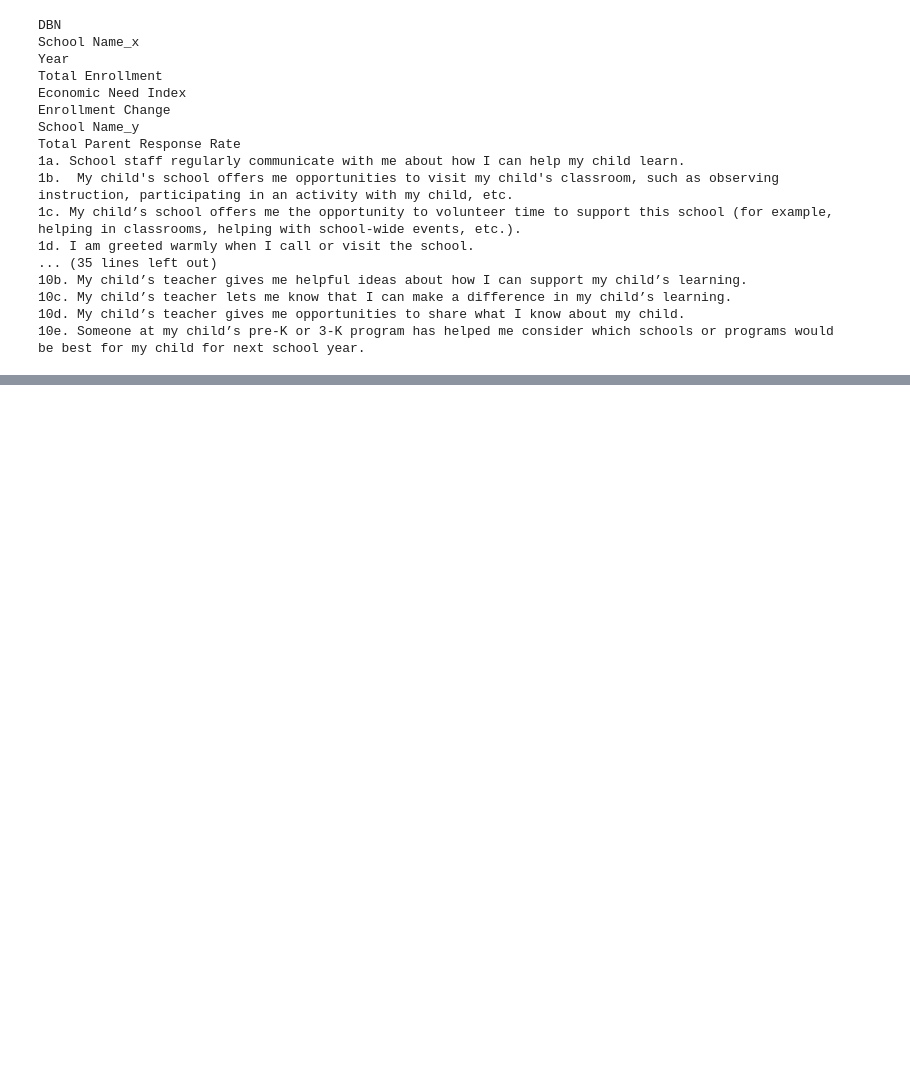
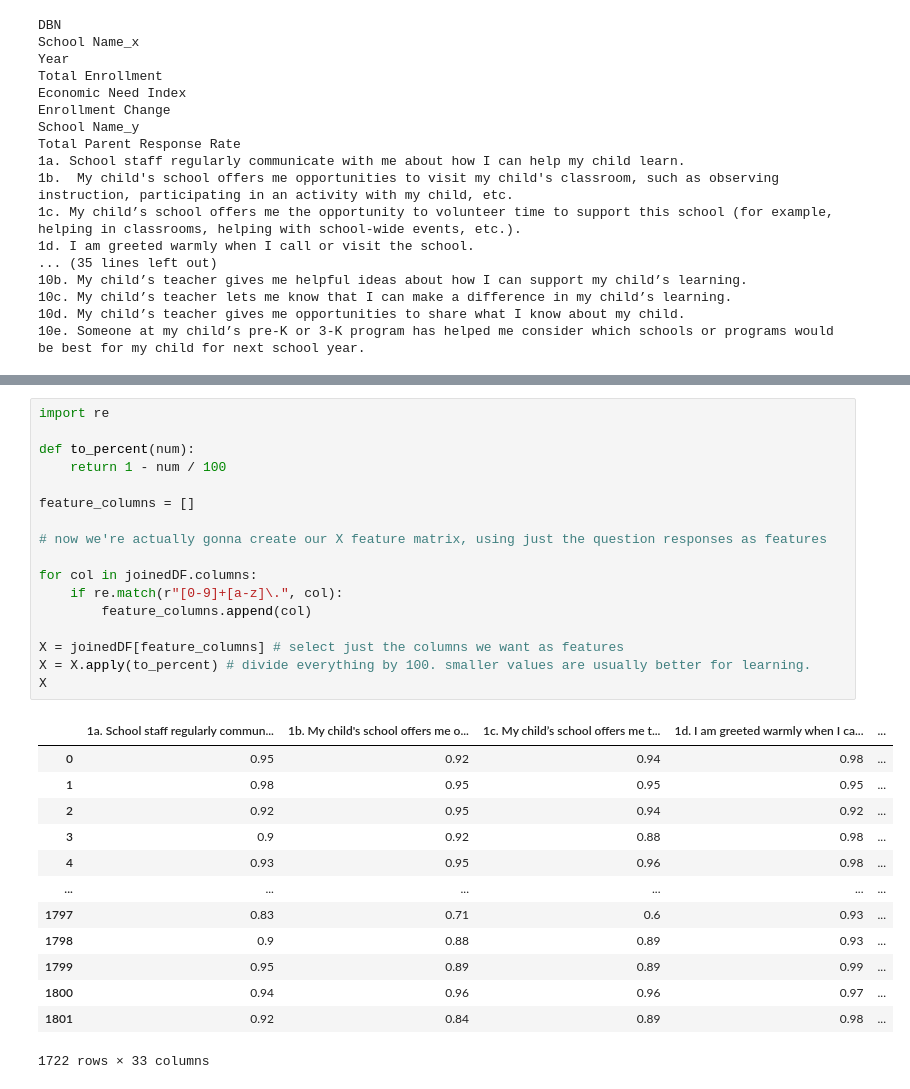
Before and after one commit to innakap/InsightDataScience, a Jupyter notebook: SurveyEnrollmentModel.ipynb, the cells around one changed output, grey strips where cells are left out. Cells and saved outputs as stored; diff of their text form; blank space fills up the shorter version.

```diff
--- a/SurveyEnrollmentModel.ipynb
+++ b/SurveyEnrollmentModel.ipynb
@@ -75,0 +141,31 @@ Total Parent Response Rate
+# %%
+import re
+
+def to_percent(num):
+    return 1 - num / 100
+
+feature_columns = []
+
+# now we're actually gonna create our X feature matrix, using just the question responses as features
+
+for col in joinedDF.columns:
+    if re.match(r"[0-9]+[a-z]\.", col):
+        feature_columns.append(col)
+
+X = joinedDF[feature_columns] # select just the columns we want as features
+X = X.apply(to_percent) # divide everything by 100. smaller values are usually better for learning.
+X
+# %% [output]
+|  | 1a. School staff regularly commun... | 1b. My child's school offers me o... | 1c. My child’s school offers me t... | 1d. I am greeted warmly when I ca... | ... |
+| 0 | 0.95 | 0.92 | 0.94 | 0.98 | ... |
+| 1 | 0.98 | 0.95 | 0.95 | 0.95 | ... |
+| 2 | 0.92 | 0.95 | 0.94 | 0.92 | ... |
+| 3 | 0.9 | 0.92 | 0.88 | 0.98 | ... |
+| 4 | 0.93 | 0.95 | 0.96 | 0.98 | ... |
+| ... | ... | ... | ... | ... | ... |
+| 1797 | 0.83 | 0.71 | 0.6 | 0.93 | ... |
+| 1798 | 0.9 | 0.88 | 0.89 | 0.93 | ... |
+| 1799 | 0.95 | 0.89 | 0.89 | 0.99 | ... |
+| 1800 | 0.94 | 0.96 | 0.96 | 0.97 | ... |
+| 1801 | 0.92 | 0.84 | 0.89 | 0.98 | ... |
+1722 rows × 33 columns
```
Also changed, not shown: parts of 12 cells of this notebook.
